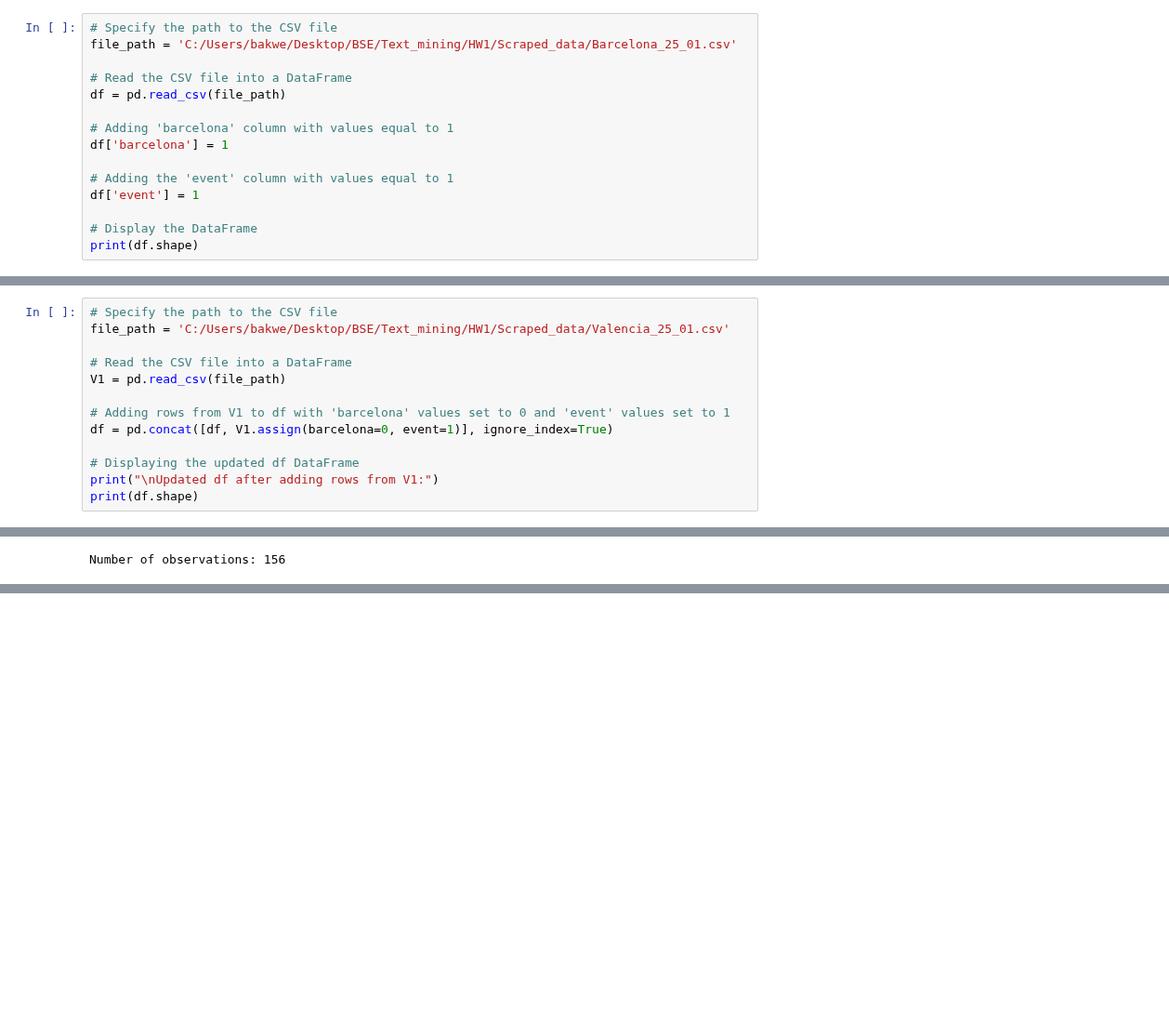
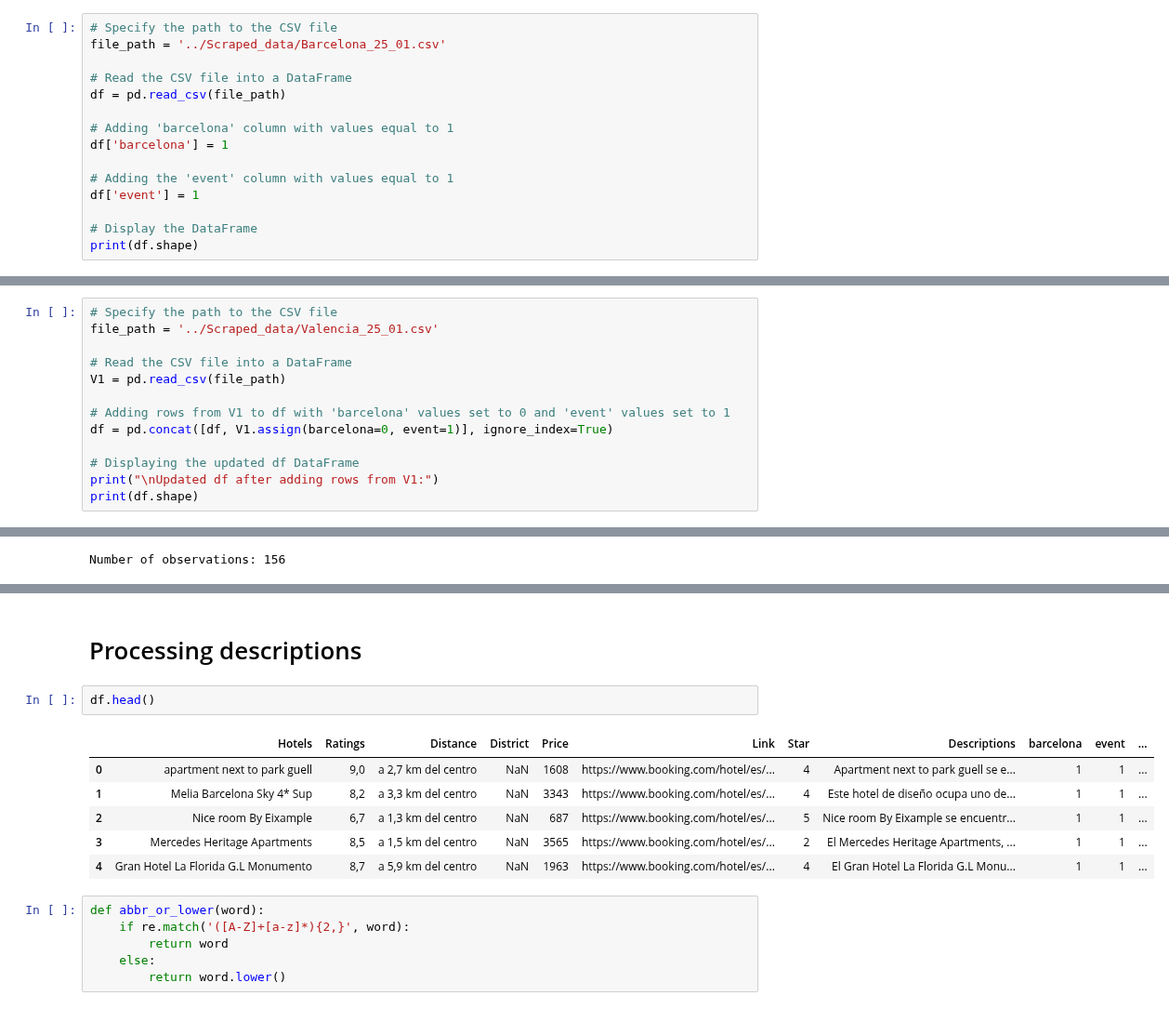
Before and after one commit to mgallon235/Bookings, a Jupyter notebook: Regressions/Regressions_Mobile.ipynb, the cells around one changed output, grey strips where cells are left out. Shown at 93% size. Drawn from its saved outputs; the diff is of its cells as text; blank space fills up the shorter version.

```diff
--- a/Regressions/Regressions_Mobile.ipynb
+++ b/Regressions/Regressions_Mobile.ipynb
@@ -7,6 +19,6 @@ import matplotlib.pyplot as plt
 # %%
 # Specify the path to the CSV file
-file_path = 'C:/Users/bakwe/Desktop/BSE/Text_mining/HW1/Scraped_data/Barcelona_25_01.csv'
+file_path = '../Scraped_data/Barcelona_25_01.csv'
 
 # Read the CSV file into a DataFrame
 df = pd.read_csv(file_path)
@@ -23,7 +35,7 @@ print(df.shape)
 (373, 10)
 # %%
 # Specify the path to the CSV file
-file_path = 'C:/Users/bakwe/Desktop/BSE/Text_mining/HW1/Scraped_data/Valencia_25_01.csv'
+file_path = '../Scraped_data/Valencia_25_01.csv'
 
 # Read the CSV file into a DataFrame
 V1 = pd.read_csv(file_path)
@@ -436,3 +443,20 @@ Covariance Type:            nonrobust
 
 Notes:
 [1] Standard Errors assume that the covariance matrix of the errors is correctly specified.
+# %% [markdown]
+# Processing descriptions
+# %%
+df.head()
+# %% [output]
+|  | Hotels | Ratings | Distance | District | Price | Link | Star | Descriptions | barcelona | event | ... |
+| 0 | apartment next to park guell | 9,0 | a 2,7 km del centro | NaN | 1608 | https://www.booking.com/hotel/es/... | 4 | Apartment next to park guell se e... | 1 | 1 | ... |
+| 1 | Melia Barcelona Sky 4* Sup | 8,2 | a 3,3 km del centro | NaN | 3343 | https://www.booking.com/hotel/es/... | 4 | Este hotel de diseño ocupa uno de... | 1 | 1 | ... |
+| 2 | Nice room By Eixample | 6,7 | a 1,3 km del centro | NaN | 687 | https://www.booking.com/hotel/es/... | 5 | Nice room By Eixample se encuentr... | 1 | 1 | ... |
+| 3 | Mercedes Heritage Apartments | 8,5 | a 1,5 km del centro | NaN | 3565 | https://www.booking.com/hotel/es/... | 2 | El Mercedes Heritage Apartments, ... | 1 | 1 | ... |
+| 4 | Gran Hotel La Florida G.L Monumento | 8,7 | a 5,9 km del centro | NaN | 1963 | https://www.booking.com/hotel/es/... | 4 | El Gran Hotel La Florida G.L Monu... | 1 | 1 | ... |
+# %%
+def abbr_or_lower(word):
+    if re.match('([A-Z]+[a-z]*){2,}', word):
+        return word
+    else:
+        return word.lower()
```
Also changed, not shown: parts of 26 cells of this notebook.
